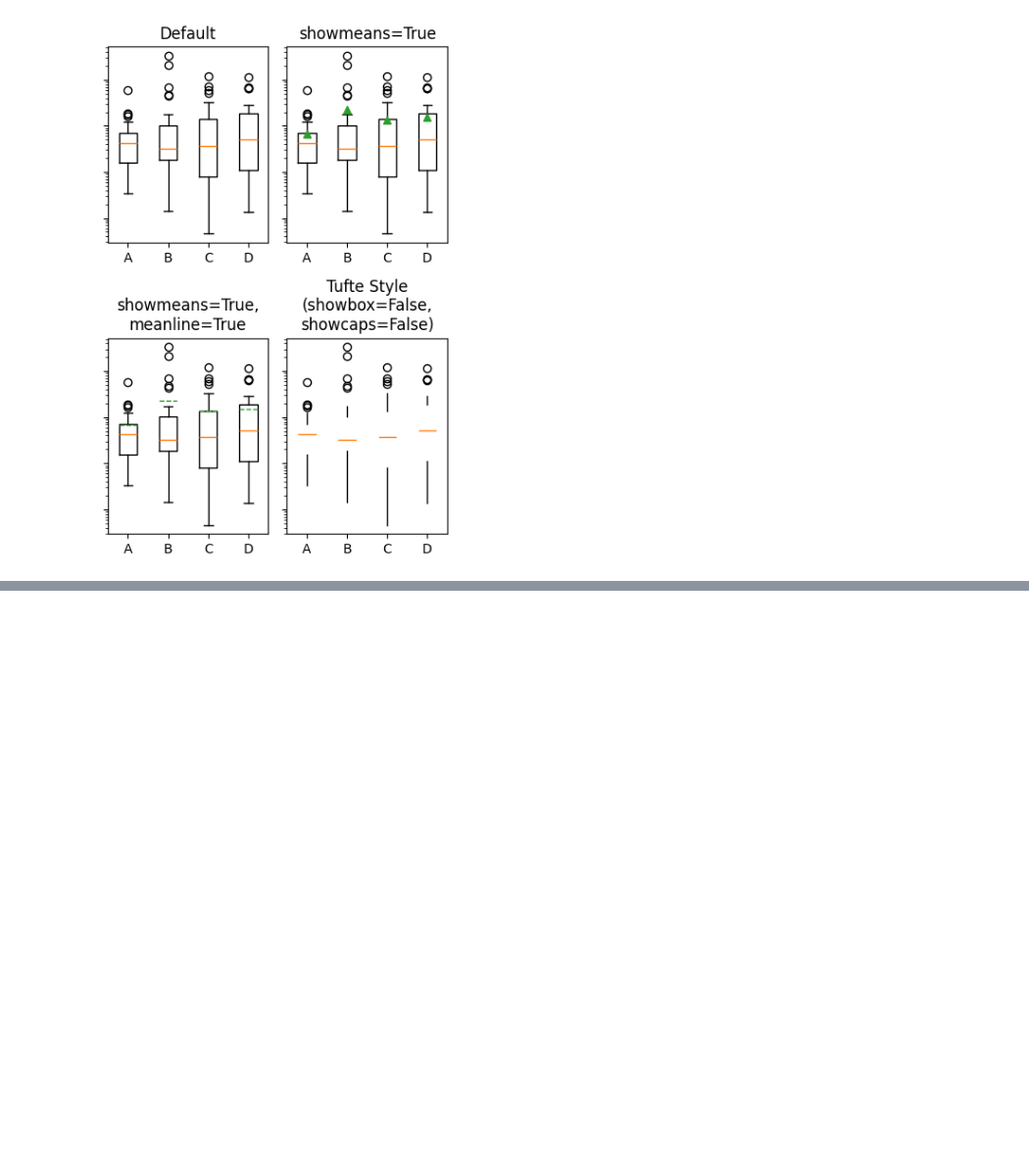
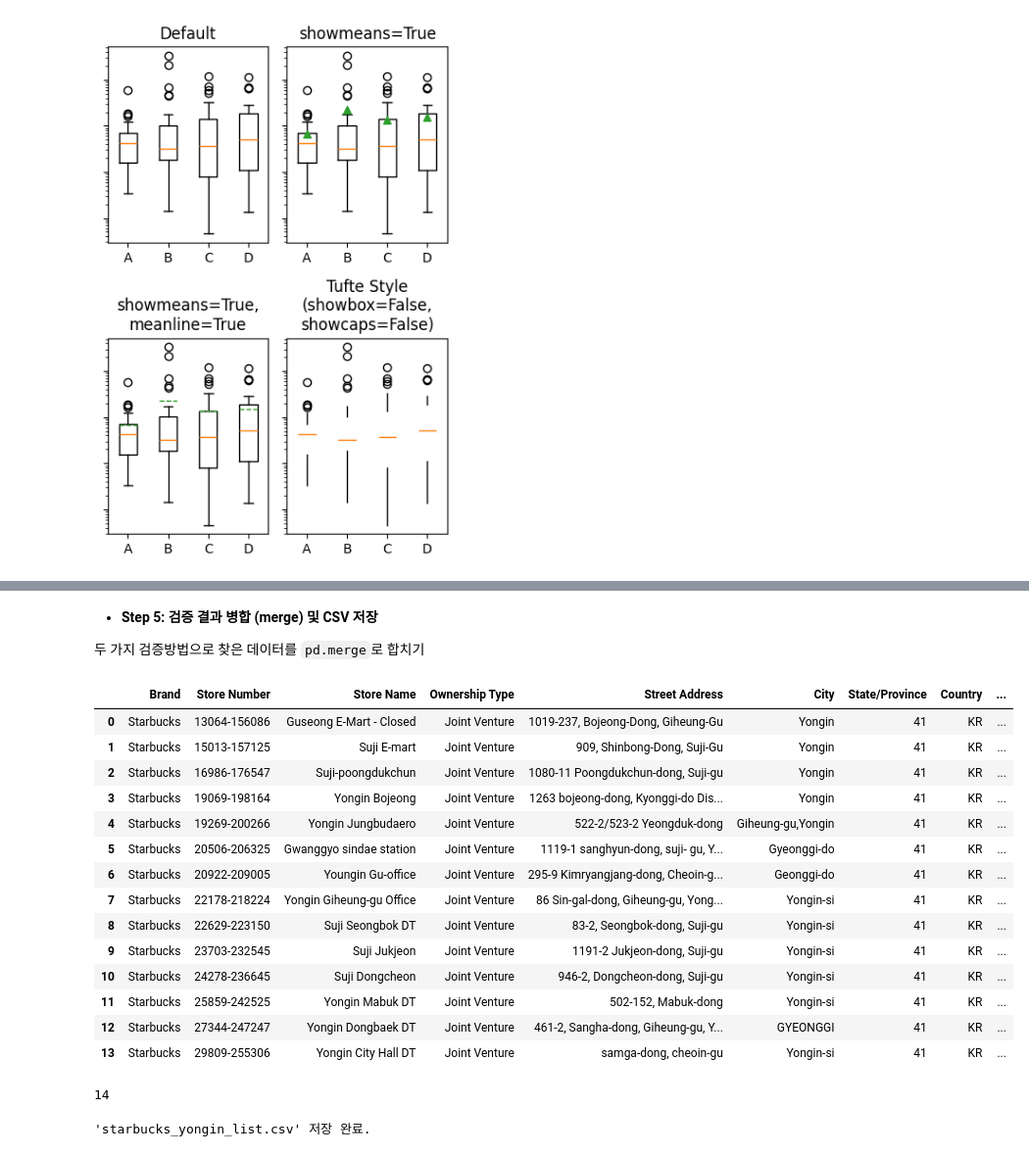
Before and after one commit to Yejineeeee/DS_26_1, a Jupyter notebook: 4주차/데사_특론_4주차_복습.ipynb, the cells around one changed output, grey strips where cells are left out. Shown at 98% size. Cells and saved outputs as stored; diff of their text form; code cells hidden in the pictures; blank space fills up the shorter version.

```diff
--- a/4주차/데사_특론_4주차_복습.ipynb
+++ b/4주차/데사_특론_4주차_복습.ipynb
@@ -633,0 +697,4 @@ plt.show()
+# %%
+# 한국 국가 코드 'KR' 필터링
+korea_df = df[df['Country'] == 'KR'].copy()
+korea_df
@@ -633,0 +762,4 @@ plt.show()
+# %%
+# State/Province 기준으로 경기도 데이터 다시 확인
+gyeonggi_df = korea_df[korea_df['State/Province'].astype(str) == '41'].copy()
+gyeonggi_df
@@ -633,0 +788,9 @@ plt.show()
+# %%
+yongin_keywords = 'Yongin|용인|Suji|수지|Giheung|기흥|Cheoin|처인'
+
+real_yongin_df = gyeonggi_df[
+    gyeonggi_df['City'].str.contains(yongin_keywords, case=False, na=False) |
+    gyeonggi_df['Store Name'].str.contains(yongin_keywords, case=False, na=False)
+].copy()
+
+real_yongin_df
@@ -633,0 +837,33 @@ plt.show()
+# %% [markdown]
+* **Step 5: 검증 결과 병합 (merge) 및 CSV 저장**
+
+두 가지 검증방법으로 찾은 데이터를 `pd.merge`로 합치기
+# %%
+combined_yongin = pd.merge(real_yongin_df, hidden_yongin, how='outer', left_index=False, right_index=False)
+combined_yongin
+# %% [output]
+|  | Brand | Store Number | Store Name | Ownership Type | Street Address | City | State/Province | Country | ... |
+| 0 | Starbucks | 13064-156086 | Guseong E-Mart - Closed | Joint Venture | 1019-237, Bojeong-Dong, Giheung-Gu | Yongin | 41 | KR | ... |
+| 1 | Starbucks | 15013-157125 | Suji E-mart | Joint Venture | 909, Shinbong-Dong, Suji-Gu | Yongin | 41 | KR | ... |
+| 2 | Starbucks | 16986-176547 | Suji-poongdukchun | Joint Venture | 1080-11 Poongdukchun-dong, Suji-gu | Yongin | 41 | KR | ... |
+| 3 | Starbucks | 19069-198164 | Yongin Bojeong | Joint Venture | 1263 bojeong-dong, Kyonggi-do Dis... | Yongin | 41 | KR | ... |
+| 4 | Starbucks | 19269-200266 | Yongin Jungbudaero | Joint Venture | 522-2/523-2 Yeongduk-dong | Giheung-gu,Yongin | 41 | KR | ... |
+| 5 | Starbucks | 20506-206325 | Gwanggyo sindae station | Joint Venture | 1119-1 sanghyun-dong, suji- gu, Y... | Gyeonggi-do | 41 | KR | ... |
+| 6 | Starbucks | 20922-209005 | Youngin Gu-office | Joint Venture | 295-9 Kimryangjang-dong, Cheoin-g... | Geonggi-do | 41 | KR | ... |
+| 7 | Starbucks | 22178-218224 | Yongin Giheung-gu Office | Joint Venture | 86 Sin-gal-dong, Giheung-gu, Yong... | Yongin-si | 41 | KR | ... |
+| 8 | Starbucks | 22629-223150 | Suji Seongbok DT | Joint Venture | 83-2, Seongbok-dong, Suji-gu | Yongin-si | 41 | KR | ... |
+| 9 | Starbucks | 23703-232545 | Suji Jukjeon | Joint Venture | 1191-2 Jukjeon-dong, Suji-gu | Yongin-si | 41 | KR | ... |
+| 10 | Starbucks | 24278-236645 | Suji Dongcheon | Joint Venture | 946-2, Dongcheon-dong, Suji-gu | Yongin-si | 41 | KR | ... |
+| 11 | Starbucks | 25859-242525 | Yongin Mabuk DT | Joint Venture | 502-152, Mabuk-dong | Yongin-si | 41 | KR | ... |
+| 12 | Starbucks | 27344-247247 | Yongin Dongbaek DT | Joint Venture | 461-2, Sangha-dong, Giheung-gu, Y... | GYEONGGI | 41 | KR | ... |
+| 13 | Starbucks | 29809-255306 | Yongin City Hall DT | Joint Venture | samga-dong, cheoin-gu | Yongin-si | 41 | KR | ... |
+# %%
+len(combined_yongin)  # 최종 14개의 2017년 용인시 스타벅스 점포 확인
+# %% [output]
+14
+# %%
+# CSV 파일로 저장
+combined_yongin.to_csv('starbucks_yongin_list.csv', index=False)
+print("\n'starbucks_yongin_list.csv' 저장 완료.")
+# %% [output]
+'starbucks_yongin_list.csv' 저장 완료.
```
Also changed, not shown: parts of 24 cells of this notebook.
